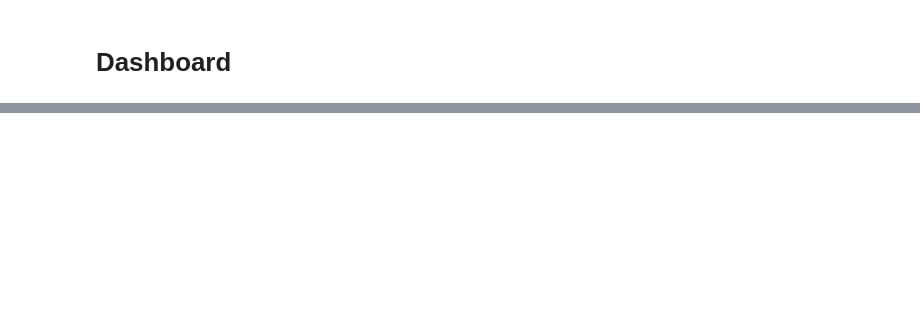
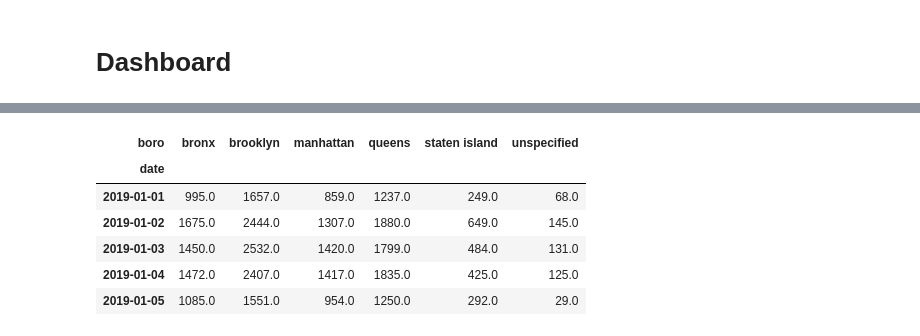
Before and after one commit to PacktPublishing/Learn-Python-by-Building-Data-Science-Applications, a Jupyter notebook: Chapter17/2_panel.ipynb, the cells around one changed output, grey strips where cells are left out. Drawn from its saved outputs; the diff is of its cells as text; code cells hidden in the pictures; blank space fills up the shorter version.

```diff
--- a/Chapter17/2_panel.ipynb
+++ b/Chapter17/2_panel.ipynb
@@ -39,2 +57,2 @@ DATA.head(3)
-# %%
-DATA['boro'] = DATA.boro.str.lower()
+# %%
+DATA['date'] = pd.to_datetime(DATA['date'])
@@ -45,0 +78,12 @@ array(['unspecified', 'nyc', 'bronx', 'brooklyn', 'manhattan', 'queens',
+# %%
+boro_total = DATA.groupby(['date', 'boro'])['complaints'].sum().unstack()
+# %%
+boro_total.head(5)
+# %% [output]
+| boro | bronx | brooklyn | manhattan | queens | staten island | unspecified |
+| date |  |  |  |  |  |  |
+| 2019-01-01 | 995.0 | 1657.0 | 859.0 | 1237.0 | 249.0 | 68.0 |
+| 2019-01-02 | 1675.0 | 2444.0 | 1307.0 | 1880.0 | 649.0 | 145.0 |
+| 2019-01-03 | 1450.0 | 2532.0 | 1420.0 | 1799.0 | 484.0 | 131.0 |
+| 2019-01-04 | 1472.0 | 2407.0 | 1417.0 | 1835.0 | 425.0 | 125.0 |
+| 2019-01-05 | 1085.0 | 1551.0 | 954.0 | 1250.0 | 292.0 | 29.0 |
```
Also changed, not shown: parts of 17 cells of this notebook, 5 other files.
